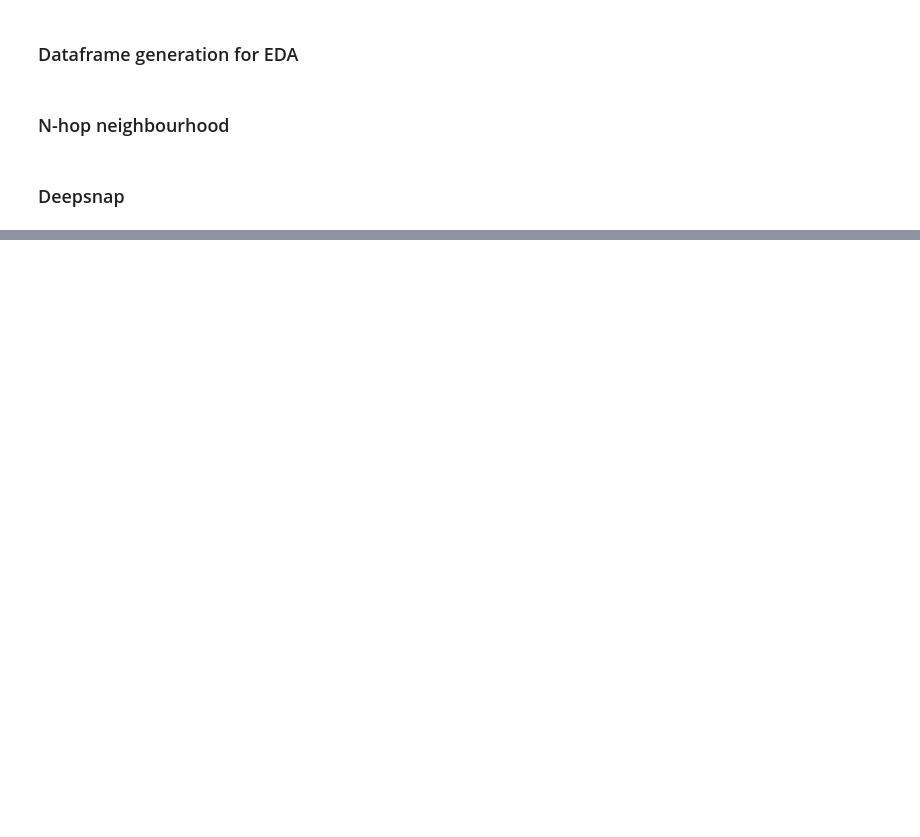
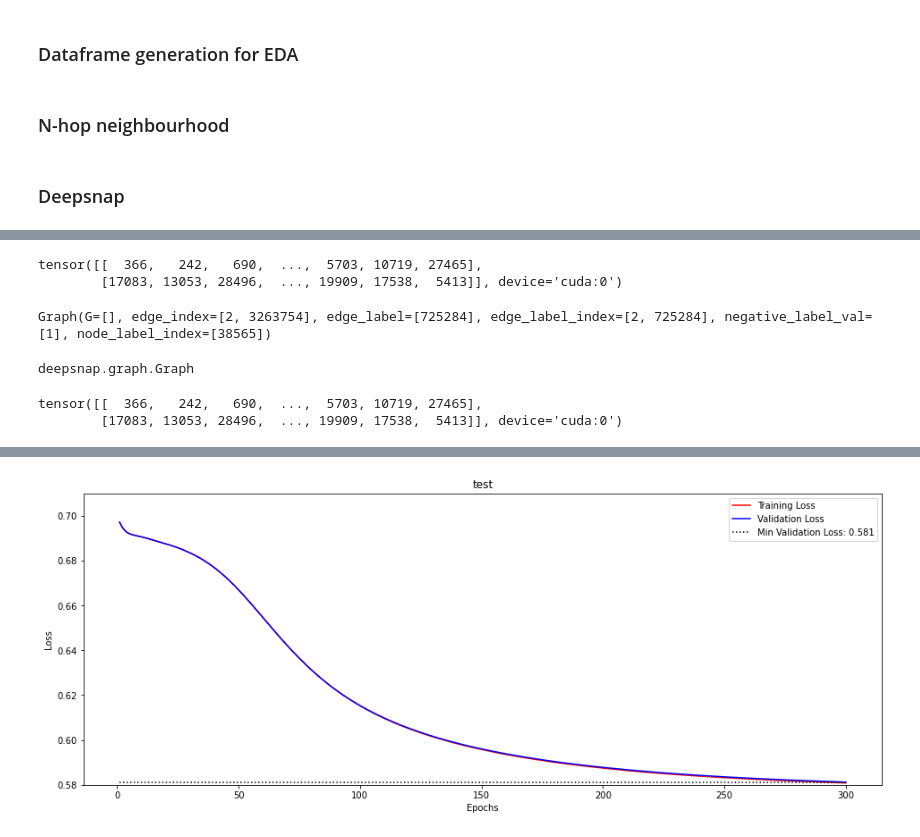
Before and after one commit to abhishek-1131/G-PLAY, a Jupyter notebook: testing.ipynb, the cells around one changed output, grey strips where cells are left out. Saved outputs shown, nothing was run; the diff lists cells and outputs as text; code cells hidden in the pictures; blank space fills up the shorter version.

Commit message:
training and evals

```diff
--- a/testing.ipynb
+++ b/testing.ipynb
@@ -222,0 +448,10 @@ print("Number of edges:", largest_comp.num_edges())
+# %%
+model = LightGCN(datasets['train'], args['num_layers'], emb_size=args['emb_size']).to(args['device'])
+optimizer = torch.optim.Adam(model.parameters(), lr=args['lr'], weight_decay=args['weight_decay'])
+
+best_model = train(model, optimizer, args)
+log = "Train: {:.4f}, Val: {:.4f}, Test: {:.4f}, Train Loss: {:.5f}, Val Loss: {:.5f}, Test Loss: {:.5f}"
+best_train_roc, train_loss = test(best_model, 'train', args)
+best_val_roc, val_loss = test(best_model, 'val', args)
+best_test_roc, test_loss = test(best_model, 'test', args)
+print(log.format(best_train_roc, best_val_roc, best_test_roc, train_loss, val_loss, test_loss))
@@ -222,0 +492,41 @@ print("Number of edges:", largest_comp.num_edges())
+# %%
+data.edge_label_index
+# %% [output]
+tensor([[  366,   242,   690,  ...,  5703, 10719, 27465],
+        [17083, 13053, 28496,  ..., 19909, 17538,  5413]], device='cuda:0')
+# %%
+data
+# %% [output]
+Graph(G=[], edge_index=[2, 3263754], edge_label=[725284], edge_label_index=[2, 725284], negative_label_val=[1], node_label_index=[38565])
+# %%
+type(data)
+# %% [output]
+deepsnap.graph.Graph
+# %%
+data.edge_label_index
+# %% [output]
+tensor([[  366,   242,   690,  ...,  5703, 10719, 27465],
+        [17083, 13053, 28496,  ..., 19909, 17538,  5413]], device='cuda:0')
+# %%
+def plot_learning_curve(losses, title):
+    train_loss, val_loss = zip(*losses)
+    steps = list(range(1, len(train_loss) + 1))
+
+    min_val_loss = np.round(np.min(val_loss), 3)
+
+    plt.figure(figsize=(16, 6))
+    plt.plot(steps, train_loss, '-r', label='Training Loss')
+    plt.plot(steps, val_loss, '-b', label='Validation Loss')
+    plt.hlines(min_val_loss, 1, 300, colors='k', linestyles='dotted', label='Min Validation Loss: {}'.format(min_val_loss))
+
+    plt.xlabel('Epochs')
+    plt.ylabel('Loss')
+    plt.ylim((0.58, 0.71))
+    plt.title(title)
+    plt.legend(loc='upper right')
+    plt.title(title)
+
+    return plt
+# %%
+plot_learning_curve(losses, 'test')
+# %% [output]
@@ -222,0 +534 @@ print("Number of edges:", largest_comp.num_edges())
+[figure, added]
```
Also changed, not shown: parts of 24 cells of this notebook.
